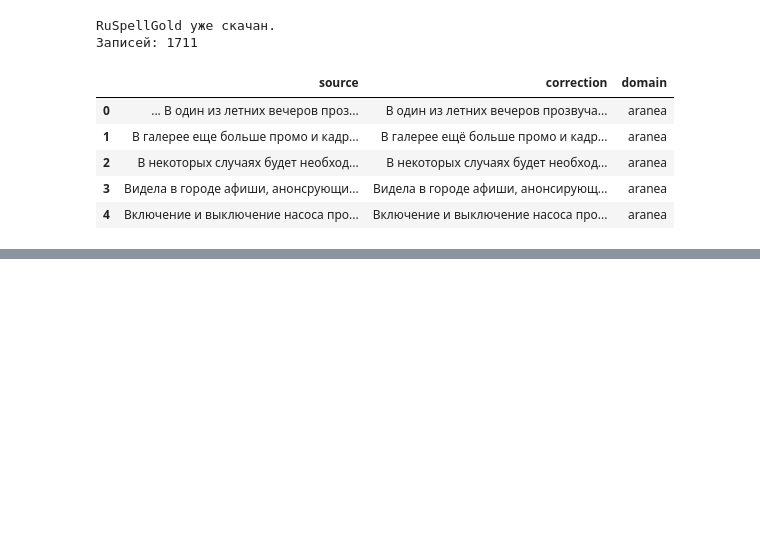
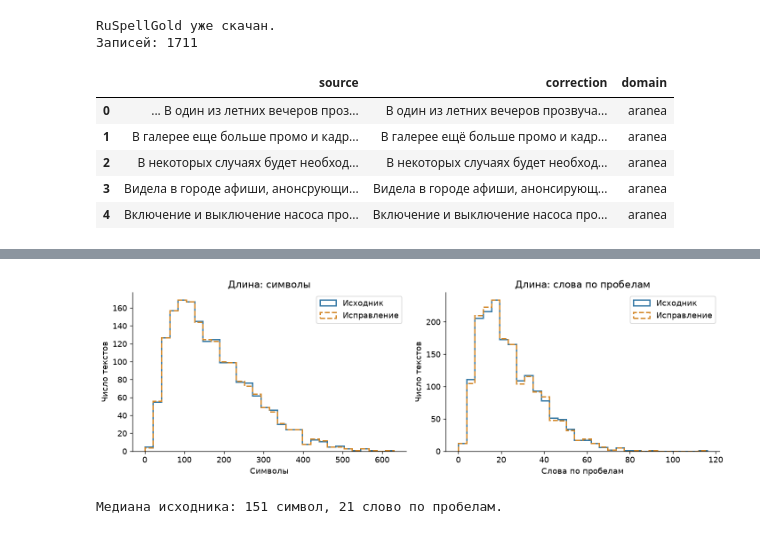
Before and after one commit to Monyzik/framework-coursework, a Jupyter notebook: notebooks/text.ipynb, the cells around one changed output, grey strips where cells are left out. Cells and saved outputs as stored; diff of their text form; code cells hidden in the pictures; blank space fills up the shorter version.

```diff
--- a/notebooks/text.ipynb
+++ b/notebooks/text.ipynb
@@ -102,0 +151,13 @@ RuSpellGold уже скачан.
+# %%
+for column in ['source', 'correction']:
+    eda[f'{column}_chars'] = eda[column].str.len()
+    eda[f'{column}_words'] = eda[column].str.split().str.len()
+
+length_columns = ['source_chars', 'correction_chars', 'source_words', 'correction_words']
+length_summary = eda[length_columns].describe(percentiles=[0.5, 0.95]).T
+length_summary = length_summary[['min', '50%', 'mean', '95%', 'max']]
+length_summary.index = ['Исходник: символы', 'Исправление: символы',
+                        'Исходник: слова', 'Исправление: слова']
+display(length_summary.rename(columns={
+    'min': 'Минимум', '50%': 'Медиана', 'mean': 'Среднее',
+    '95%': '95-й процентиль', 'max': 'Максимум'}).round(1))
@@ -102,0 +170,18 @@ RuSpellGold уже скачан.
+# %%
+fig, axes = plt.subplots(1, 2, figsize=(12, 4))
+for ax, suffix, label in zip(axes, ['chars', 'words'], ['Символы', 'Слова по пробелам']):
+    maximum = eda[[f'source_{suffix}', f'correction_{suffix}']].to_numpy().max()
+    bins = np.linspace(0, maximum, 31)
+    for column, name in [('source', 'Исходник'), ('correction', 'Исправление')]:
+        ax.hist(eda[f'{column}_{suffix}'], bins=bins, histtype='step', linewidth=1.8,
+                label=name, color=COLORS[column], linestyle='-' if column == 'source' else '--')
+    ax.set(xlabel=label, ylabel='Число текстов', title=f'Длина: {label.lower()}')
+    ax.legend()
+fig.tight_layout()
+fig.savefig(FIGURES / 'lengths.png', bbox_inches='tight')
+plt.show()
+print('Медиана исходника:', int(eda['source_chars'].median()), 'символ,',
+      int(eda['source_words'].median()), 'слово по пробелам.')
+# %% [output]
+[figure, added]
+Медиана исходника: 151 символ, 21 слово по пробелам.
```
Also changed, not shown: parts of 30 cells of this notebook, 5 other files.
